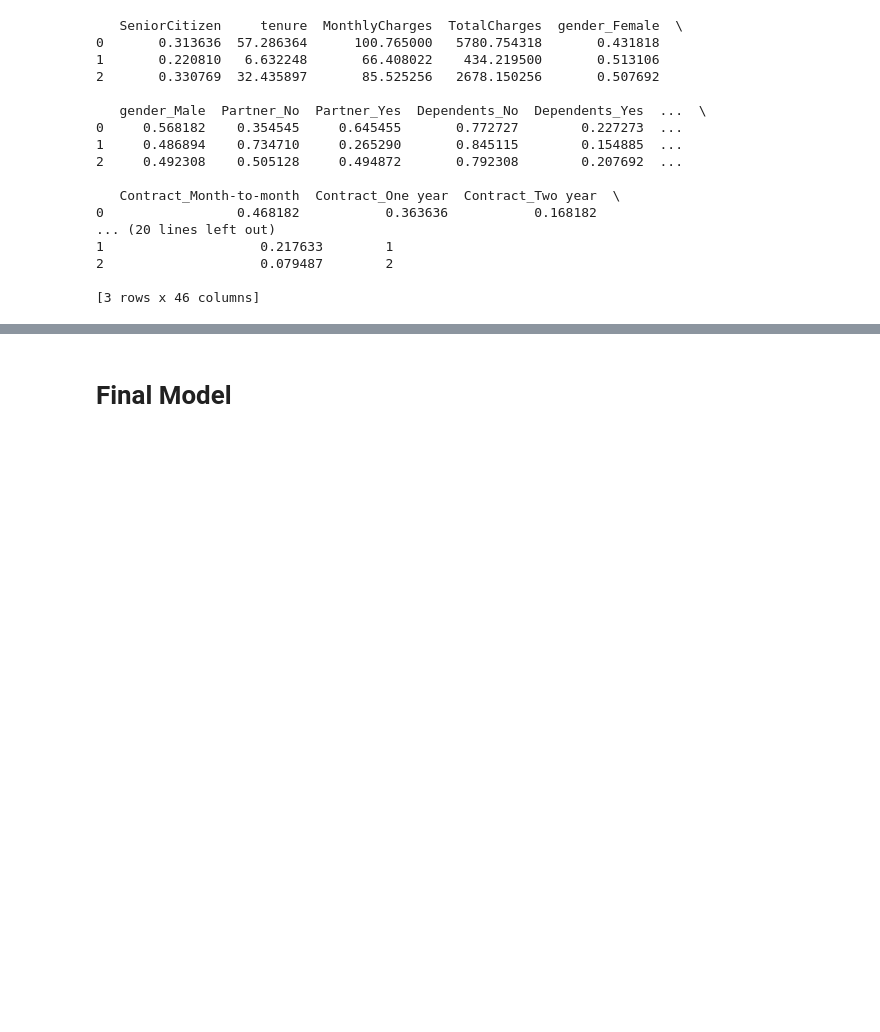
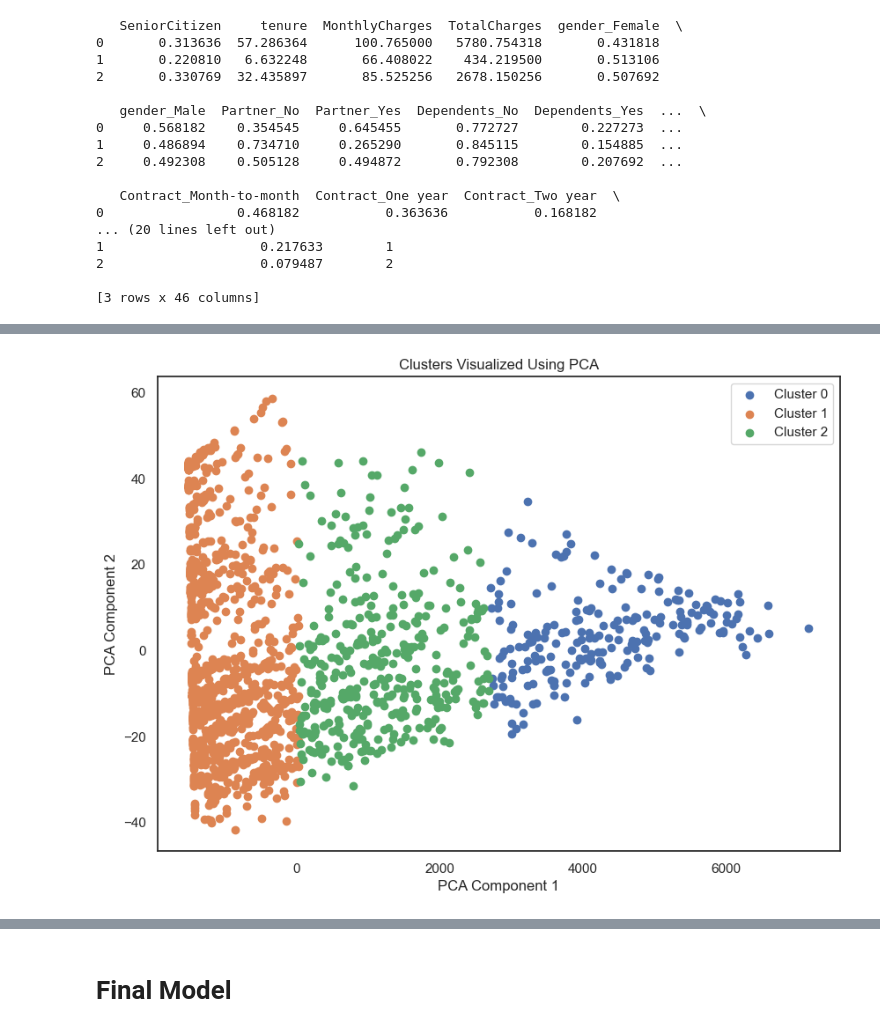
Before and after one commit to Lahjonta/ChurnZero, a Jupyter notebook: CustomerChurnPrediction.ipynb, the cells around one changed output, grey strips where cells are left out. Cells and saved outputs as stored; diff of their text form; code cells hidden in the pictures; blank space fills up the shorter version.

```diff
--- a/CustomerChurnPrediction.ipynb
+++ b/CustomerChurnPrediction.ipynb
@@ -466,0 +513,18 @@ plt.show()
+# %%
+from sklearn.decomposition import PCA
+# Apply PCA to reduce dimensions to 2
+pca = PCA(n_components=2)
+X_pca = pca.fit_transform(X_cluster)
+# %%
+# Plot the clusters
+plt.figure(figsize=(10, 7))
+for cluster in np.unique(clusters):
+    plt.scatter(X_pca[clusters == cluster, 0], X_pca[clusters == cluster, 1], label=f'Cluster {cluster}')
+
+plt.xlabel('PCA Component 1')
+plt.ylabel('PCA Component 2')
+plt.title('Clusters Visualized Using PCA')
+plt.legend()
+plt.show()
+# %% [output]
+[figure, added]
```
Also changed, not shown: parts of 10 cells of this notebook.
